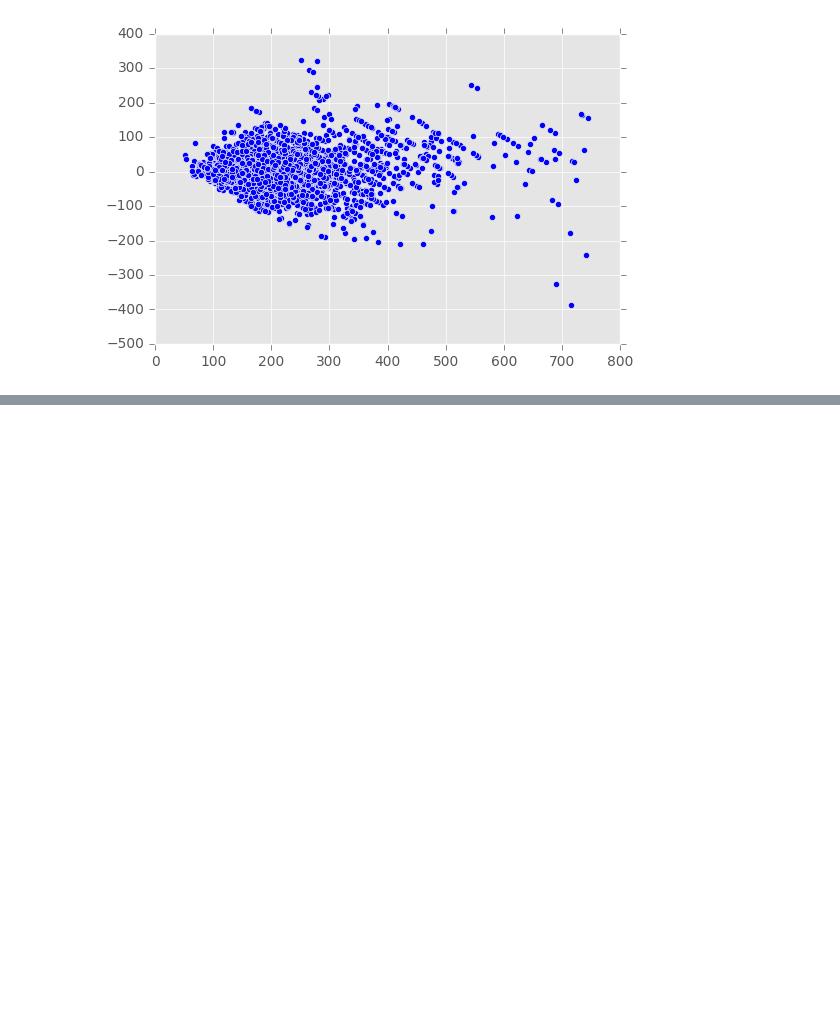
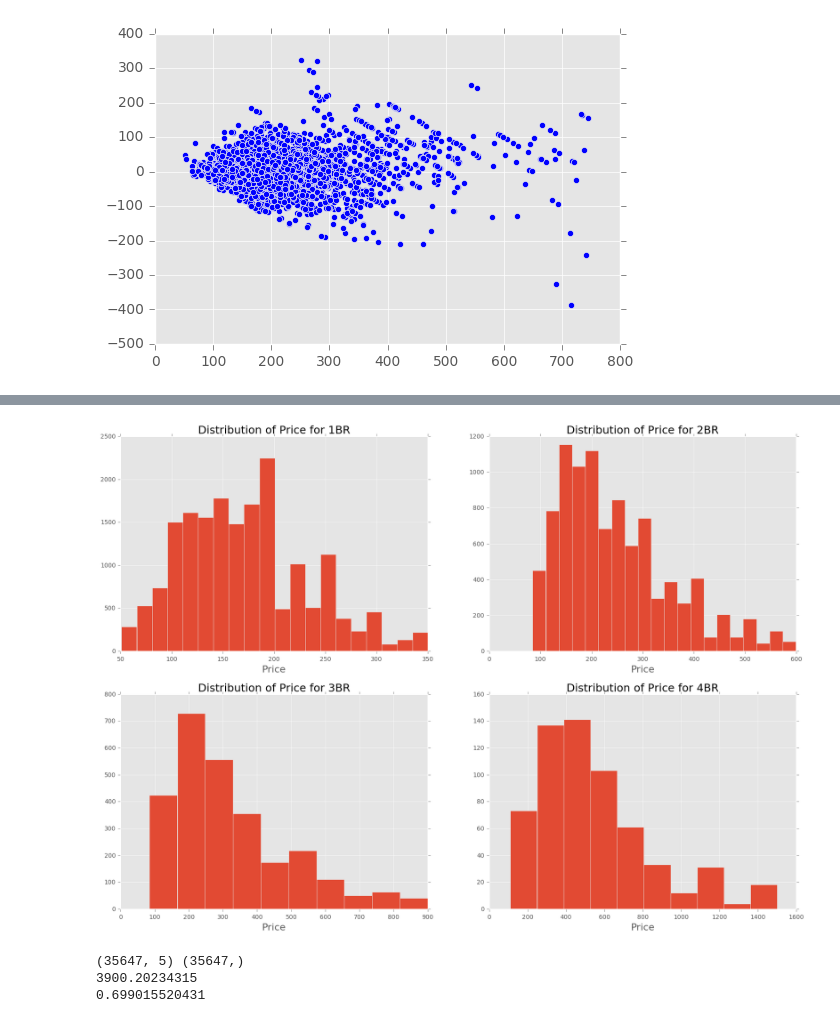
Before and after one commit to AndrewJeong89/airbnb_hackathon, a Jupyter notebook: airbnb_hackathon.ipynb, the cells around one changed output, grey strips where cells are left out. Cells and saved outputs as stored; diff of their text form; code cells hidden in the pictures; blank space fills up the shorter version.

Commit message:
airbnb hackathon

```diff
--- a/airbnb_hackathon.ipynb
+++ b/airbnb_hackathon.ipynb
@@ -100,0 +354,22 @@ plt.show()
+# %%
+# #specifiying the price ranges of each bedroom to remove outliers
+occ16_studio = occ16_entire[(occ16_entire['bedrooms']==0) & (occ16_entire['avg_price']>50) &
+                               (occ16_entire['avg_price']<=350)]
+occ16_1br = occ16_entire[(occ16_entire['bedrooms']==1) & (occ16_entire['avg_price']>50) &
+                               (occ16_entire['avg_price']<=350)]
+occ16_2br = occ16_entire[(occ16_entire['bedrooms']==2)& (occ16_entire['avg_price']>=85) &
+                               (occ16_entire['avg_price']<600)]
+occ16_3br = occ16_entire[(occ16_entire['bedrooms']==3) & (occ16_entire['avg_price']>=85) & \
+                               (occ16_entire['avg_price']<=900)]
+occ16_4br = occ16_entire[(occ16_entire['bedrooms']==4) & (occ16_entire['avg_price']>=100) &\
+                               (occ16_entire['avg_price']<=1600) ]
+
+occ16_1br = occ16_1br.append(occ16_studio)
+occ_2016_1_2br = occ16_1br.append(occ16_2br)
+occ_2016_3_4br = occ16_3br.append(occ16_4br)
+data_2016 = occ_2016_1_2br.append(occ_2016_3_4br)
+data_2016.reset_index(inplace = True,drop=True)
+data_2016['revpar'] = (data_2016['avg_price'] * data_2016['occ%']/100)
+print 'Removing outliers, the dataframe shape is',data_2016.shape
+print data_2016['bedrooms'].value_counts()
+print 'data_2016 shape is:',data_2016.shape
@@ -100,0 +385,32 @@ plt.show()
+# %%
+histograms(data_2016)
+# %% [output]
+[figure, added]
+# %%
+cols = ['month','bedrooms','number_of_reviews','review_scores_rating','neighborhood','num_comp','occ%','avg_price']
+data16 = data_2016.loc[:,cols]
+#y = data16.loc[:,'avg_price']
+data16['neighborhood2'] = le.fit_transform(data16['neighborhood'])
+data16['review_scores_rating'] = data16['review_scores_rating'].astype(int)
+data16.to_csv('airbnb_pricing_model_2016.csv')
+
+neighborhood_key = data16.loc[:,['neighbourhood','neighborhood2']]
+neighborhood_key.to_json('neighborhood_key_2016.json')
+del data16['neighborhood'],data16['occ%'],data16['num_comp']
+data_2016.rename(columns = {'neighbourhood2':'neighborhood'},inplace = True)
+
+
+
+X2 = data16.iloc[:,[0,1,2,3,5]]
+y2 = data16['avg_price']
+print X2.shape, y2.shape
+X2_train,X2_test,y2_train,y2_test = train_test_split(X2,y2, random_state = 25,test_size=0.33)
+gb2 = GradientBoostingRegressor(n_estimators=1000)
+gb2 = gb2.fit(X2_train,y2_train)
+gb2_pred = gb2.predict(X2_test)
+print mean_squared_error(y2_test,gb2_pred)
+print r2_score(y2_test,gb2_pred)
+# %% [output]
+(35647, 5) (35647,)
+3900.20234315
+0.699015520431
```
Also changed, not shown: parts of 25 cells of this notebook, 7 other files.
